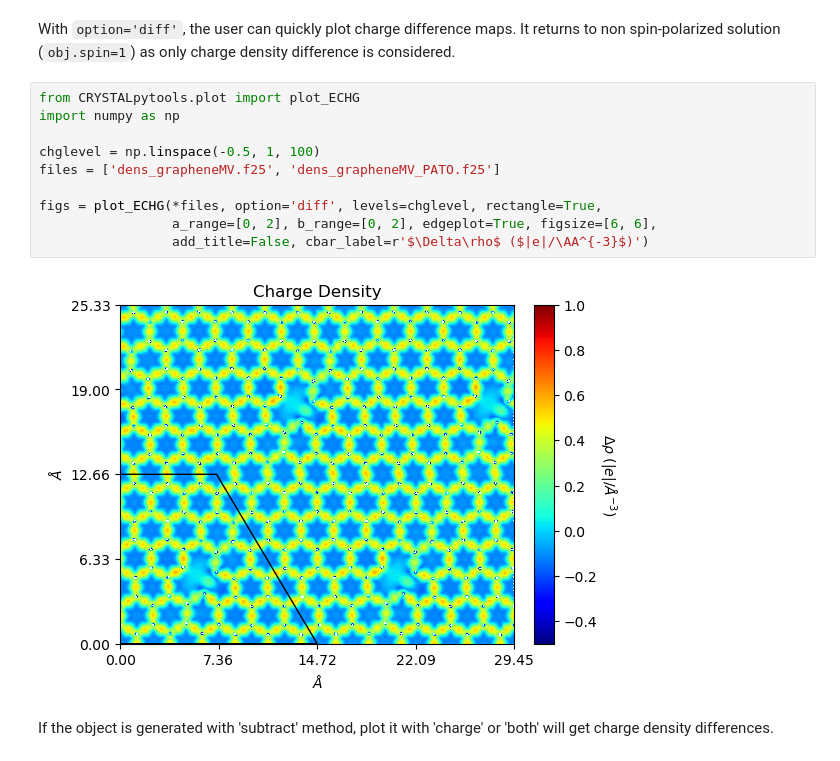
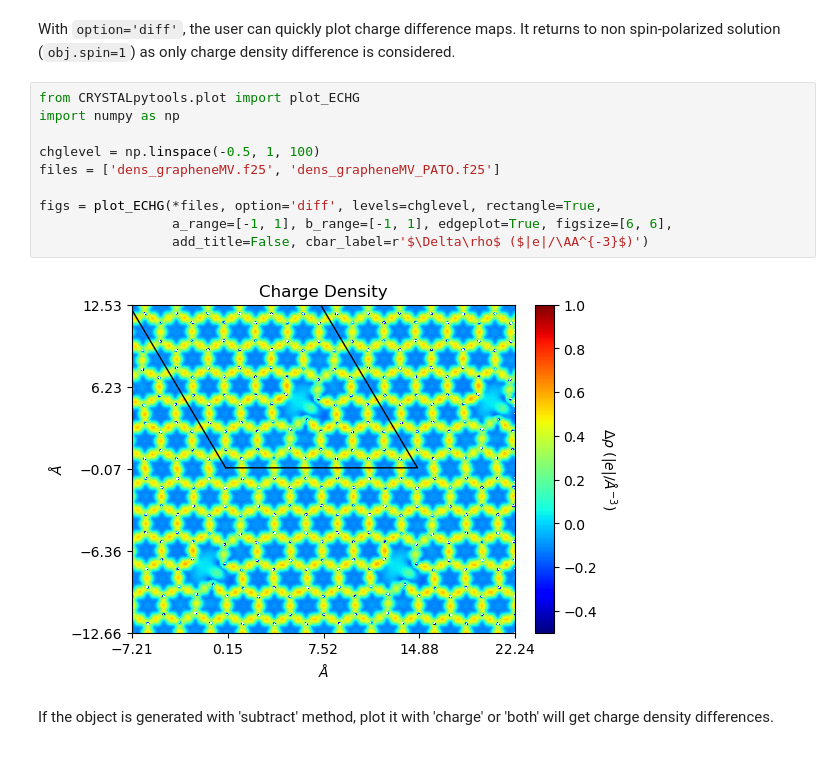
Before and after one commit to Spica-Vir/CRYSTALpytools-dev, a Jupyter notebook: examples/charge_density/charge_density.ipynb, the cells around one changed output. Saved outputs shown, nothing was run; the diff lists cells and outputs as text.

```diff
--- a/examples/charge_density/charge_density.ipynb
+++ b/examples/charge_density/charge_density.ipynb
@@ -255,15 +275,15 @@ With `option='diff'`, the user can quickly plot charge difference maps. It retur
 # %%
 from CRYSTALpytools.plot import plot_ECHG
 import numpy as np
 
 chglevel = np.linspace(-0.5, 1, 100)
 files = ['dens_grapheneMV.f25', 'dens_grapheneMV_PATO.f25']
 
 figs = plot_ECHG(*files, option='diff', levels=chglevel, rectangle=True,
-                 a_range=[0, 2], b_range=[0, 2], edgeplot=True, figsize=[6, 6],
+                 a_range=[-1, 1], b_range=[-1, 1], edgeplot=True, figsize=[6, 6],
                  add_title=False, cbar_label=r'$\Delta\rho$ ($|e|/\AA^{-3}$)')
 # %% [output]
-[figure, old version]
+[figure, new version]
 # %% [markdown]
 If the object is generated with 'subtract' method, plot it with 'charge' or 'both' will get charge density differences.
 # %%
```
Also changed, not shown: parts of 21 cells of this notebook, 4 other files.
